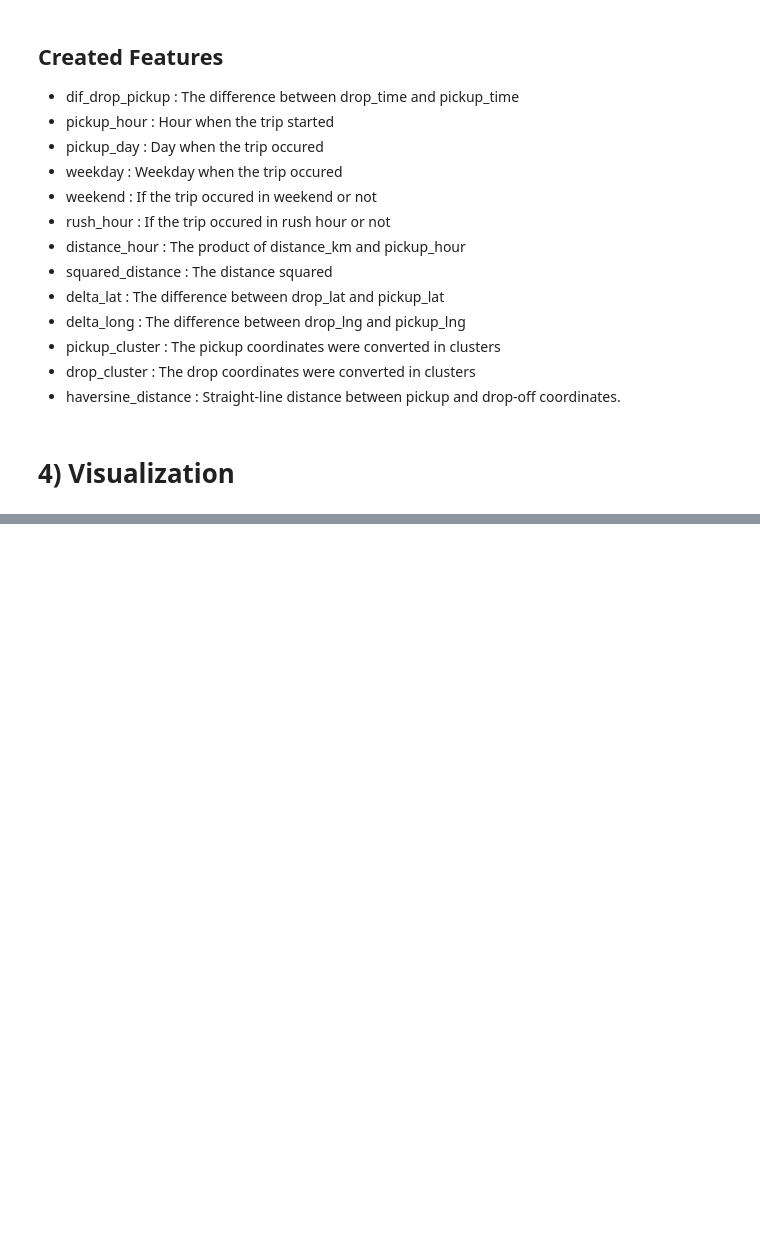
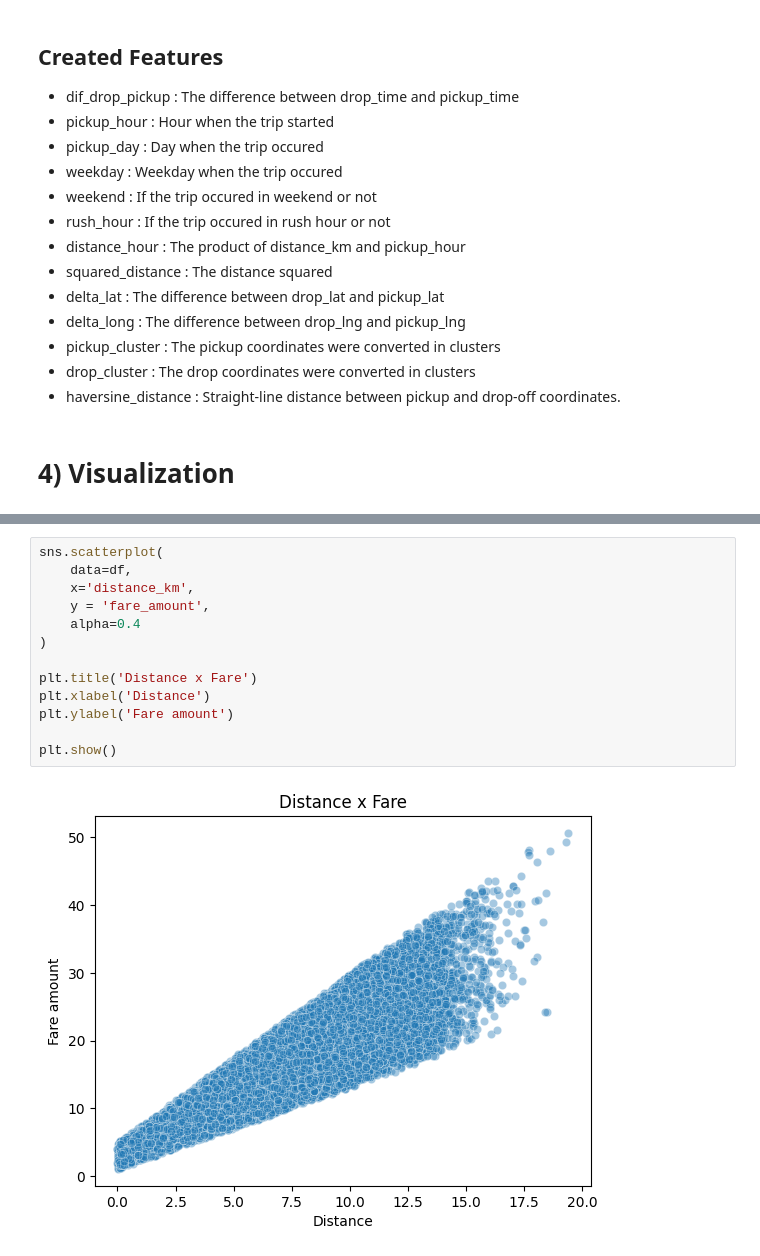
Before and after one commit to SJ-Santos/EndToEndMLProject, a Jupyter notebook: notebook/EDA.ipynb, the cells around one changed output, grey strips where cells are left out. Cells and saved outputs as stored; diff of their text form; blank space fills up the shorter version.

```diff
--- a/notebook/EDA.ipynb
+++ b/notebook/EDA.ipynb
@@ -363,0 +394,15 @@ print(df)
+# %%
+sns.scatterplot(
+    data=df,
+    x='distance_km',
+    y = 'fare_amount',
+    alpha=0.4
+)
+
+plt.title('Distance x Fare')
+plt.xlabel('Distance')
+plt.ylabel('Fare amount')
+
+plt.show()
+# %% [output]
+[figure, added]
```
Also changed, not shown: parts of 5 cells of this notebook.
